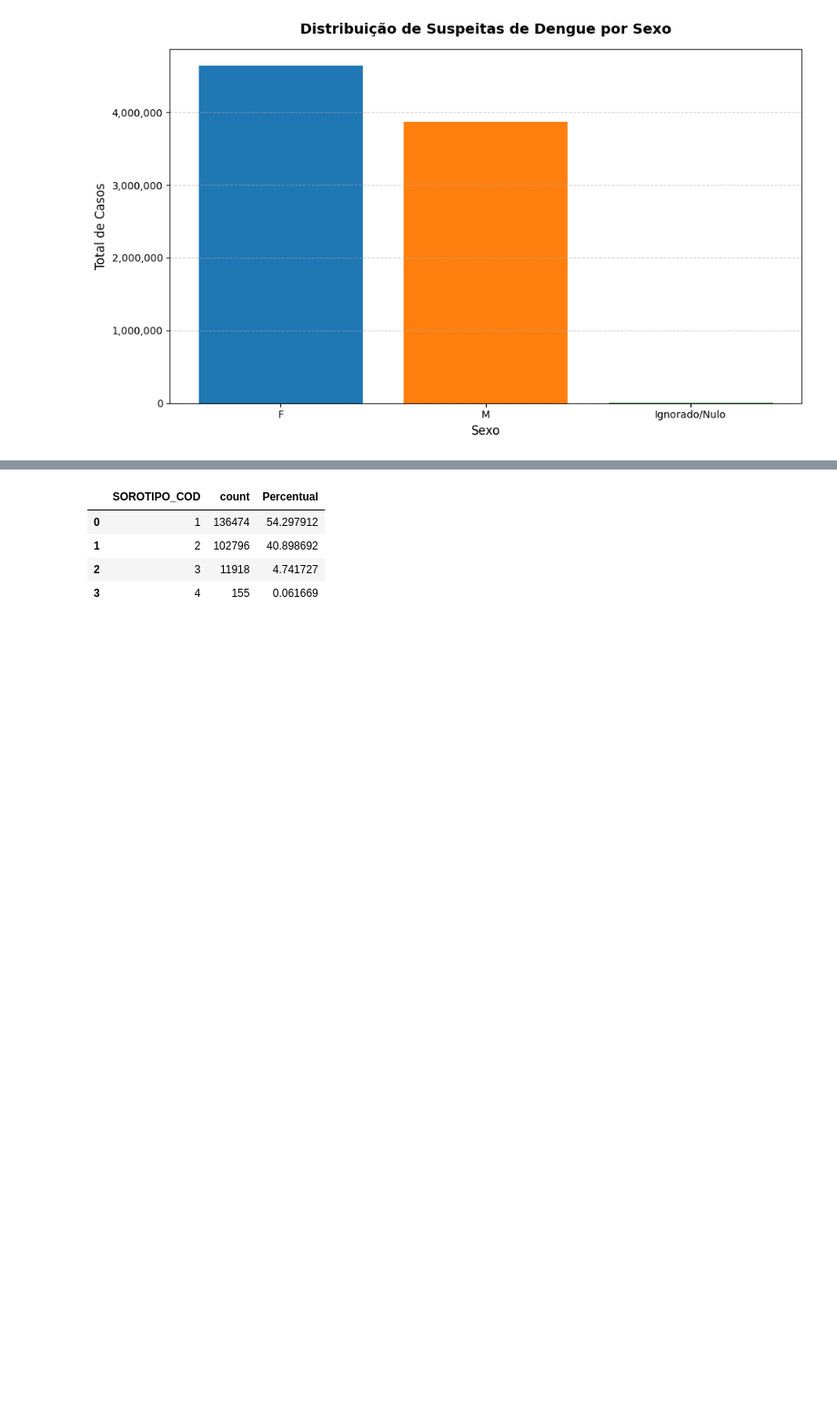
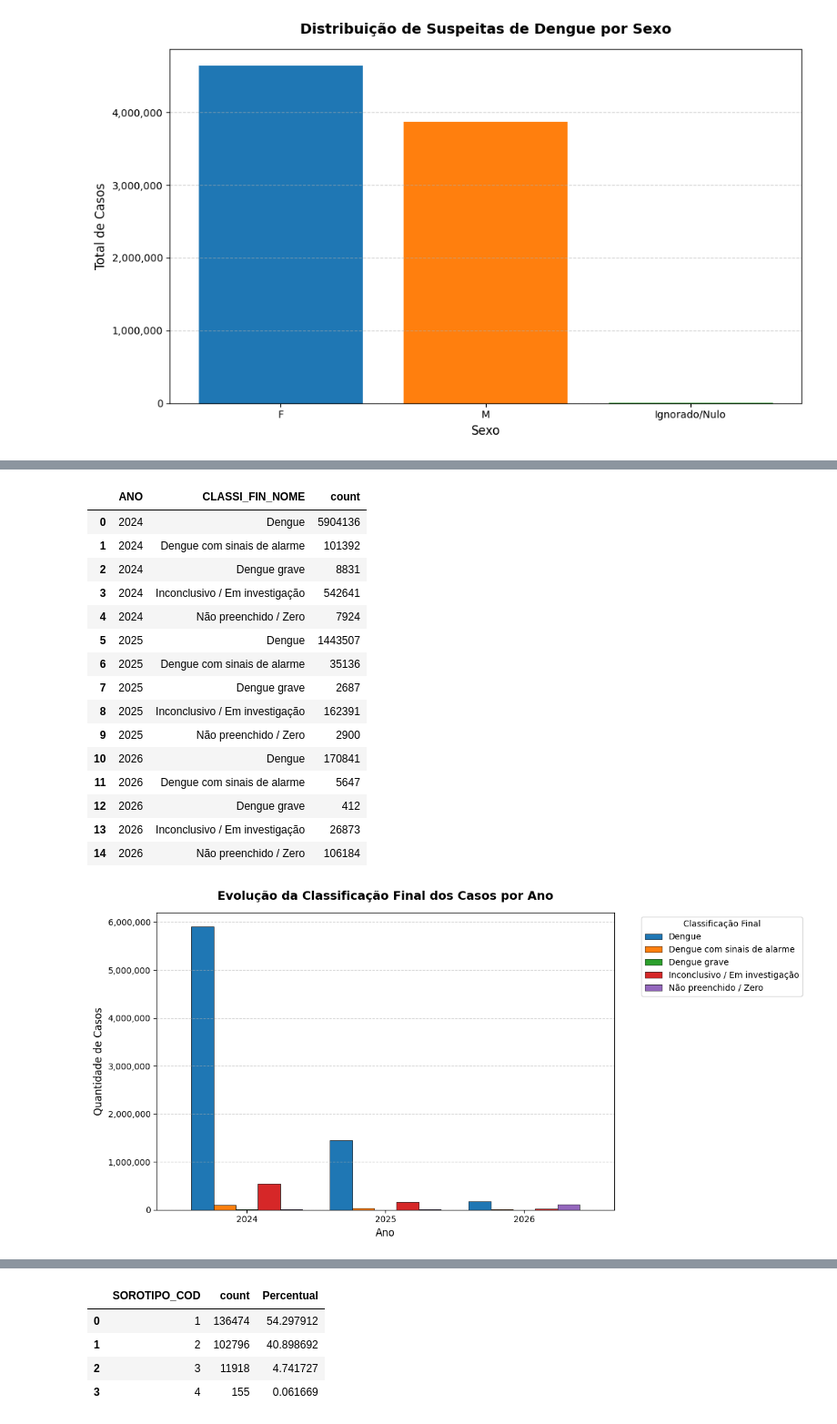
Before and after one commit to LeandroRodriguesCarneiro/pos_graduacao_analise_preparacao_dados, a Jupyter notebook: main.ipynb, the cells around one changed output, grey strips where cells are left out. Shown at 91% size. Saved outputs shown, nothing was run; the diff lists cells and outputs as text; code cells hidden in the pictures; blank space fills up the shorter version.

```diff
--- a/main.ipynb
+++ b/main.ipynb
@@ -526 +529,65 @@ plt.show()
 [figure]
+# %%
+df_plot = df_anos.groupBy(
+    ['ANO','CLASSI_FIN']
+    ).count().toPandas()
+
+mapeamento_classi_fin = {
+    0: 'Não preenchido / Zero',
+    5: 'Descartado',
+    8: 'Inconclusivo / Em investigação',
+    10: 'Dengue',
+    11: 'Dengue com sinais de alarme',
+    12: 'Dengue grave',
+    13: 'Chikungunya',
+}
+
+df_plot['CLASSI_FIN_NOME'] = df_plot['CLASSI_FIN']\
+    .map(mapeamento_classi_fin)\
+    .fillna('Não preenchido / Zero')
+
+df_agrupado = df_plot.groupby(['ANO', 'CLASSI_FIN_NOME'])['count'].sum().reset_index()
+
+display(df_agrupado)
+
+df_pivot = df_agrupado.pivot(index='ANO', columns='CLASSI_FIN_NOME', values='count').fillna(0)
+
+# 3. Configurar a figura do Matplotlib
+fig, ax = plt.subplots(figsize=(12, 6))
+
+# Plotar o gráfico de barras agrupadas
+df_pivot.plot(kind='bar', ax=ax, width=0.8, edgecolor='black', linewidth=0.5)
+
+# 4. Estilização do gráfico
+plt.title('Evolução da Classificação Final dos Casos por Ano', fontsize=14, fontweight='bold', pad=15)
+plt.xlabel('Ano', fontsize=12)
+plt.ylabel('Quantidade de Casos', fontsize=12)
+plt.xticks(rotation=0)
+
+# Posicionar a legenda fora do gráfico para melhor visualização
+plt.legend(title='Classificação Final', bbox_to_anchor=(1.05, 1), loc='upper left', fontsize=10)
+
+# Adicionar grade horizontal e formatar o eixo Y com separador de milhar
+plt.grid(axis='y', linestyle='--', alpha=0.6)
+plt.gca().yaxis.set_major_formatter(plt.FuncFormatter(lambda x, loc: f"{int(x):,}"))
+
+plt.tight_layout()
+plt.show()
+# %% [output]
+|  | ANO | CLASSI_FIN_NOME | count |
+| 0 | 2024 | Dengue | 5904136 |
+| 1 | 2024 | Dengue com sinais de alarme | 101392 |
+| 2 | 2024 | Dengue grave | 8831 |
+| 3 | 2024 | Inconclusivo / Em investigação | 542641 |
+| 4 | 2024 | Não preenchido / Zero | 7924 |
+| 5 | 2025 | Dengue | 1443507 |
+| 6 | 2025 | Dengue com sinais de alarme | 35136 |
+| 7 | 2025 | Dengue grave | 2687 |
+| 8 | 2025 | Inconclusivo / Em investigação | 162391 |
+| 9 | 2025 | Não preenchido / Zero | 2900 |
+| 10 | 2026 | Dengue | 170841 |
+| 11 | 2026 | Dengue com sinais de alarme | 5647 |
+| 12 | 2026 | Dengue grave | 412 |
+| 13 | 2026 | Inconclusivo / Em investigação | 26873 |
+| 14 | 2026 | Não preenchido / Zero | 106184 |
+[figure, added]
```
Also changed, not shown: parts of 4 cells of this notebook.
